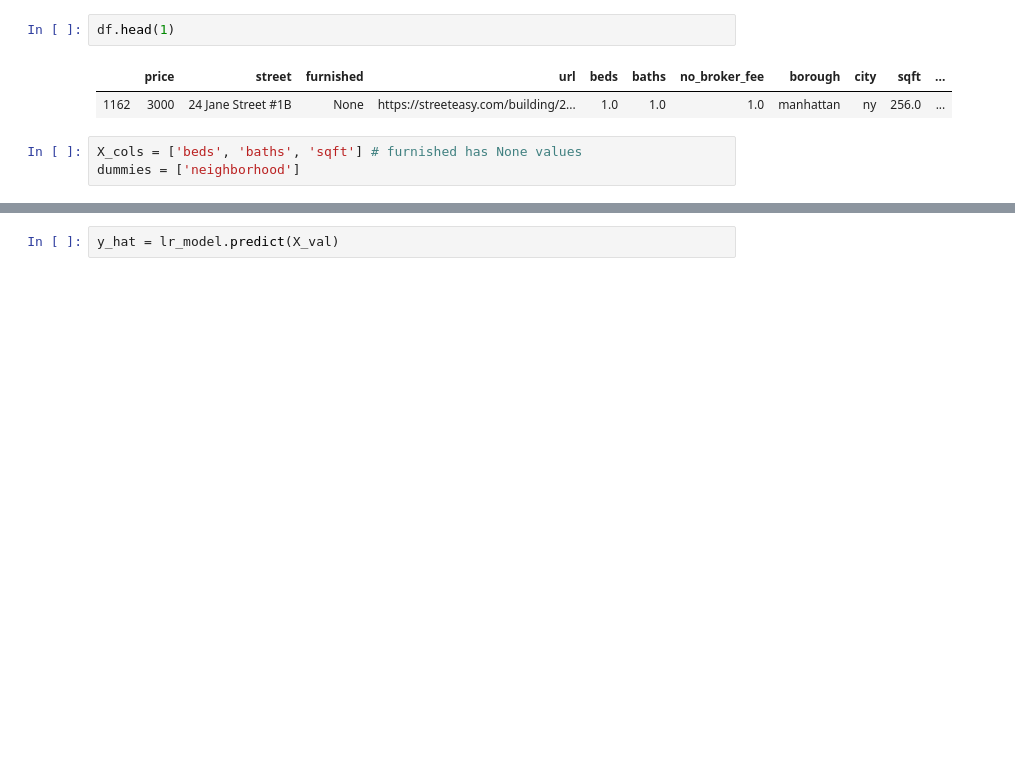
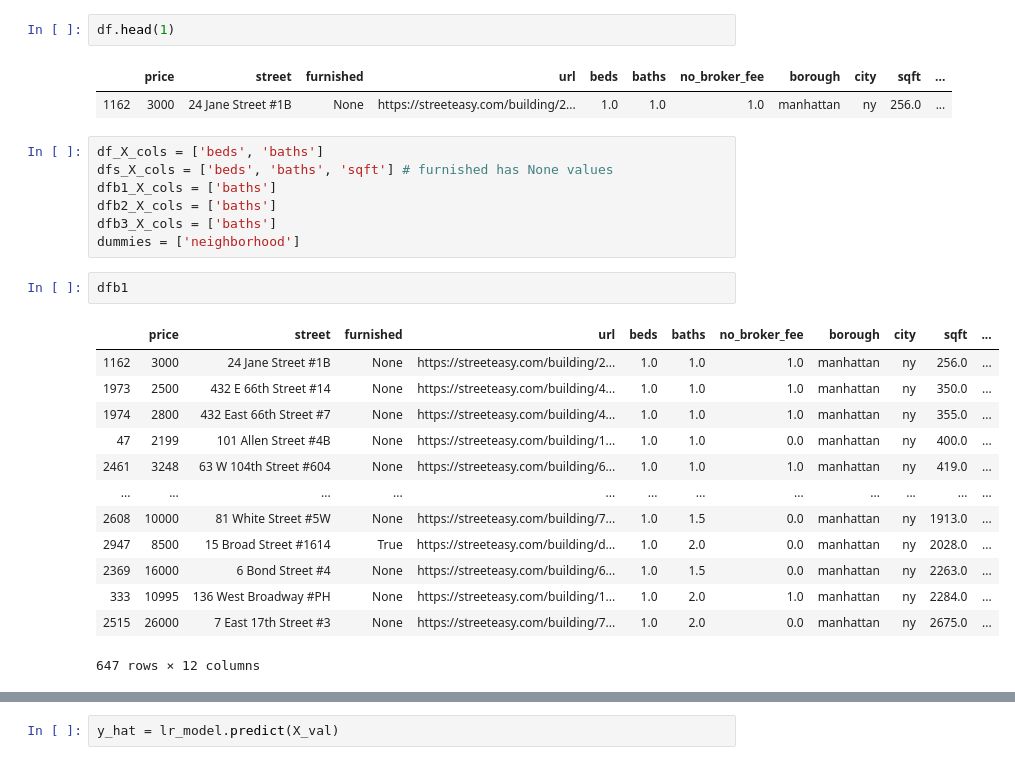
Before and after one commit to gregorylull/metis_project_2_lin_reg, a Jupyter notebook: project_2_streeteasy_mvp.ipynb, the cells around one changed output, grey strips where cells are left out. Cells and saved outputs as stored; diff of their text form; blank space fills up the shorter version.

```diff
--- a/project_2_streeteasy_mvp.ipynb
+++ b/project_2_streeteasy_mvp.ipynb
@@ -218,5 +222,25 @@ df.head(1)
 |  | price | street | furnished | url | beds | baths | no_broker_fee | borough | city | sqft | ... |
 | 1162 | 3000 | 24 Jane Street #1B | None | https://streeteasy.com/building/2... | 1.0 | 1.0 | 1.0 | manhattan | ny | 256.0 | ... |
 # %%
-X_cols = ['beds', 'baths', 'sqft'] # furnished has None values
+df_X_cols = ['beds', 'baths']
+dfs_X_cols = ['beds', 'baths', 'sqft'] # furnished has None values
+dfb1_X_cols = ['baths']
+dfb2_X_cols = ['baths']
+dfb3_X_cols = ['baths']
 dummies = ['neighborhood']
+# %%
+dfb1
+# %% [output]
+|  | price | street | furnished | url | beds | baths | no_broker_fee | borough | city | sqft | ... |
+| 1162 | 3000 | 24 Jane Street #1B | None | https://streeteasy.com/building/2... | 1.0 | 1.0 | 1.0 | manhattan | ny | 256.0 | ... |
+| 1973 | 2500 | 432 E 66th Street #14 | None | https://streeteasy.com/building/4... | 1.0 | 1.0 | 1.0 | manhattan | ny | 350.0 | ... |
+| 1974 | 2800 | 432 East 66th Street #7 | None | https://streeteasy.com/building/4... | 1.0 | 1.0 | 1.0 | manhattan | ny | 355.0 | ... |
+| 47 | 2199 | 101 Allen Street #4B | None | https://streeteasy.com/building/1... | 1.0 | 1.0 | 0.0 | manhattan | ny | 400.0 | ... |
+| 2461 | 3248 | 63 W 104th Street #604 | None | https://streeteasy.com/building/6... | 1.0 | 1.0 | 1.0 | manhattan | ny | 419.0 | ... |
+| ... | ... | ... | ... | ... | ... | ... | ... | ... | ... | ... | ... |
+| 2608 | 10000 | 81 White Street #5W | None | https://streeteasy.com/building/7... | 1.0 | 1.5 | 0.0 | manhattan | ny | 1913.0 | ... |
+| 2947 | 8500 | 15 Broad Street #1614 | True | https://streeteasy.com/building/d... | 1.0 | 2.0 | 0.0 | manhattan | ny | 2028.0 | ... |
+| 2369 | 16000 | 6 Bond Street #4 | None | https://streeteasy.com/building/6... | 1.0 | 1.5 | 0.0 | manhattan | ny | 2263.0 | ... |
+| 333 | 10995 | 136 West Broadway #PH | None | https://streeteasy.com/building/1... | 1.0 | 2.0 | 1.0 | manhattan | ny | 2284.0 | ... |
+| 2515 | 26000 | 7 East 17th Street #3 | None | https://streeteasy.com/building/7... | 1.0 | 2.0 | 0.0 | manhattan | ny | 2675.0 | ... |
+647 rows × 12 columns
```
Also changed, not shown: parts of 6 cells of this notebook, 15 other files.
